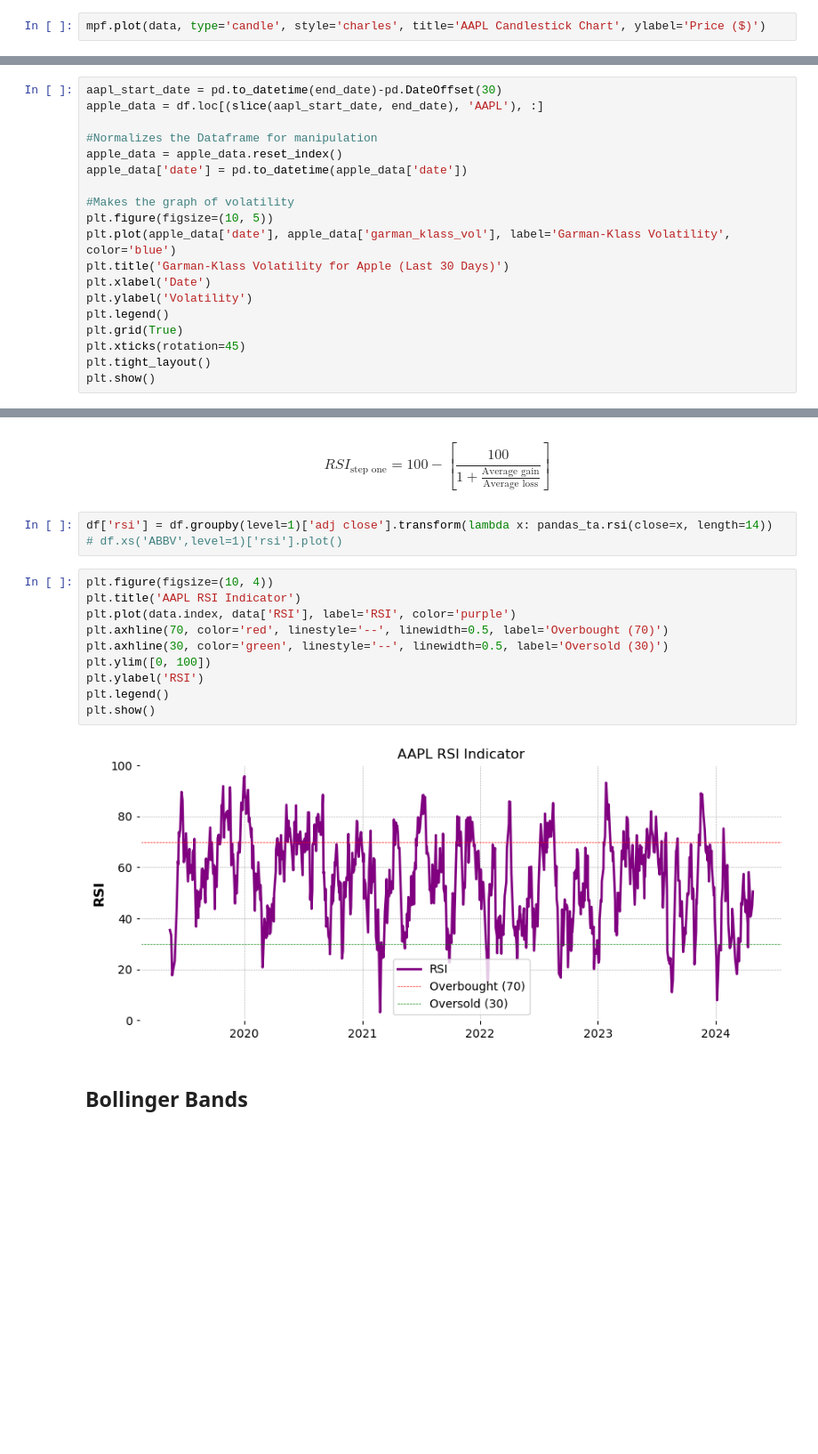
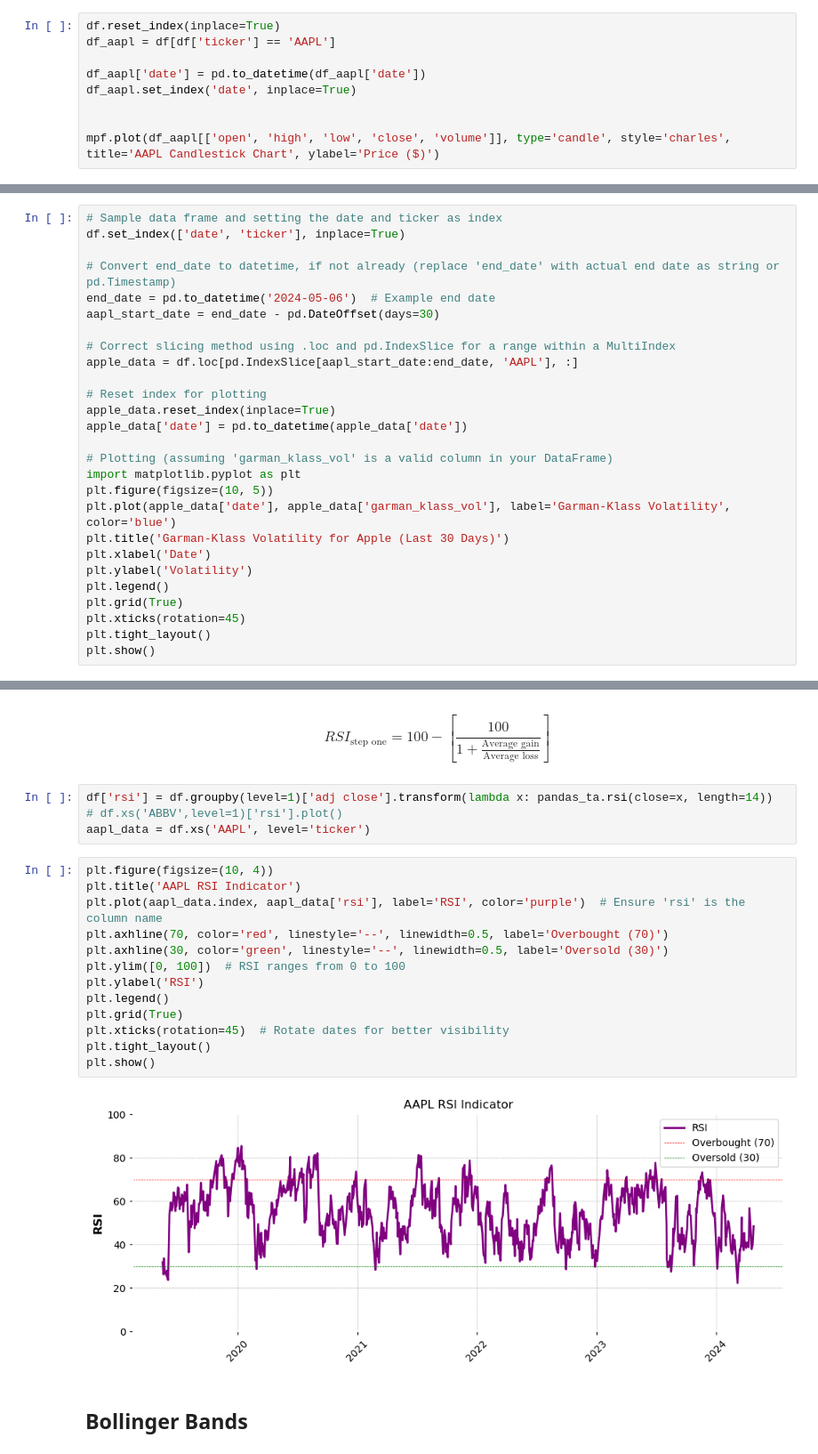
Before and after one commit to guilhermecff/Algorithmic-Trading, a Jupyter notebook: Algorithmic-Trading.ipynb, the cells around one changed output, grey strips where cells are left out. Shown: that part at 89% size. Saved outputs shown, nothing was run; the diff lists cells and outputs as text; blank space fills up the shorter version.

```diff
--- a/Algorithmic-Trading.ipynb
+++ b/Algorithmic-Trading.ipynb
@@ -62,7 +62,14 @@ $$
 # %% [markdown]
 ## Candle Graph of APPL
 # %%
-mpf.plot(data, type='candle', style='charles', title='AAPL Candlestick Chart', ylabel='Price ($)')
+df.reset_index(inplace=True)
+df_aapl = df[df['ticker'] == 'AAPL']
+
+df_aapl['date'] = pd.to_datetime(df_aapl['date'])
+df_aapl.set_index('date', inplace=True)
+
+
+mpf.plot(df_aapl[['open', 'high', 'low', 'close', 'volume']], type='candle', style='charles', title='AAPL Candlestick Chart', ylabel='Price ($)')
 # %% [output]
 [figure]
 # %% [markdown]
@@ -70,14 +77,22 @@ mpf.plot(data, type='candle', style='charles', title='AAPL Candlestick Chart', y
 # %%
 df['garman_klass_vol'] = ((np.log(df['high'])-np.log(df['low']))**2)/2-(2*np.log(2)-1)*((np.log(df['adj close'])-np.log(df['open']))**2)
 # %%
-aapl_start_date = pd.to_datetime(end_date)-pd.DateOffset(30)
-apple_data = df.loc[(slice(aapl_start_date, end_date), 'AAPL'), :]
+# Sample data frame and setting the date and ticker as index
+df.set_index(['date', 'ticker'], inplace=True)
 
-#Normalizes the Dataframe for manipulation
-apple_data = apple_data.reset_index()
+# Convert end_date to datetime, if not already (replace 'end_date' with actual end date as string or pd.Timestamp)
+end_date = pd.to_datetime('2024-05-06')  # Example end date
+aapl_start_date = end_date - pd.DateOffset(days=30)
+
+# Correct slicing method using .loc and pd.IndexSlice for a range within a MultiIndex
+apple_data = df.loc[pd.IndexSlice[aapl_start_date:end_date, 'AAPL'], :]
+
+# Reset index for plotting
+apple_data.reset_index(inplace=True)
 apple_data['date'] = pd.to_datetime(apple_data['date'])
 
-#Makes the graph of volatility
+# Plotting (assuming 'garman_klass_vol' is a valid column in your DataFrame)
+import matplotlib.pyplot as plt
 plt.figure(figsize=(10, 5))
 plt.plot(apple_data['date'], apple_data['garman_klass_vol'], label='Garman-Klass Volatility', color='blue')
 plt.title('Garman-Klass Volatility for Apple (Last 30 Days)')
@@ -99,18 +114,22 @@ $$
 # %%
 df['rsi'] = df.groupby(level=1)['adj close'].transform(lambda x: pandas_ta.rsi(close=x, length=14))
 # df.xs('ABBV',level=1)['rsi'].plot()
+aapl_data = df.xs('AAPL', level='ticker')
 # %%
 plt.figure(figsize=(10, 4))
 plt.title('AAPL RSI Indicator')
-plt.plot(data.index, data['RSI'], label='RSI', color='purple')
+plt.plot(aapl_data.index, aapl_data['rsi'], label='RSI', color='purple')  # Ensure 'rsi' is the column name
 plt.axhline(70, color='red', linestyle='--', linewidth=0.5, label='Overbought (70)')
 plt.axhline(30, color='green', linestyle='--', linewidth=0.5, label='Oversold (30)')
-plt.ylim([0, 100])
+plt.ylim([0, 100])  # RSI ranges from 0 to 100
 plt.ylabel('RSI')
 plt.legend()
+plt.grid(True)
+plt.xticks(rotation=45)  # Rotate dates for better visibility
+plt.tight_layout()
 plt.show()
 # %% [output]
-[figure, old version]
+[figure, new version]
 # %% [markdown]
 ## Bollinger Bands
 # %%
```
Also changed, not shown: parts of 14 cells of this notebook.
